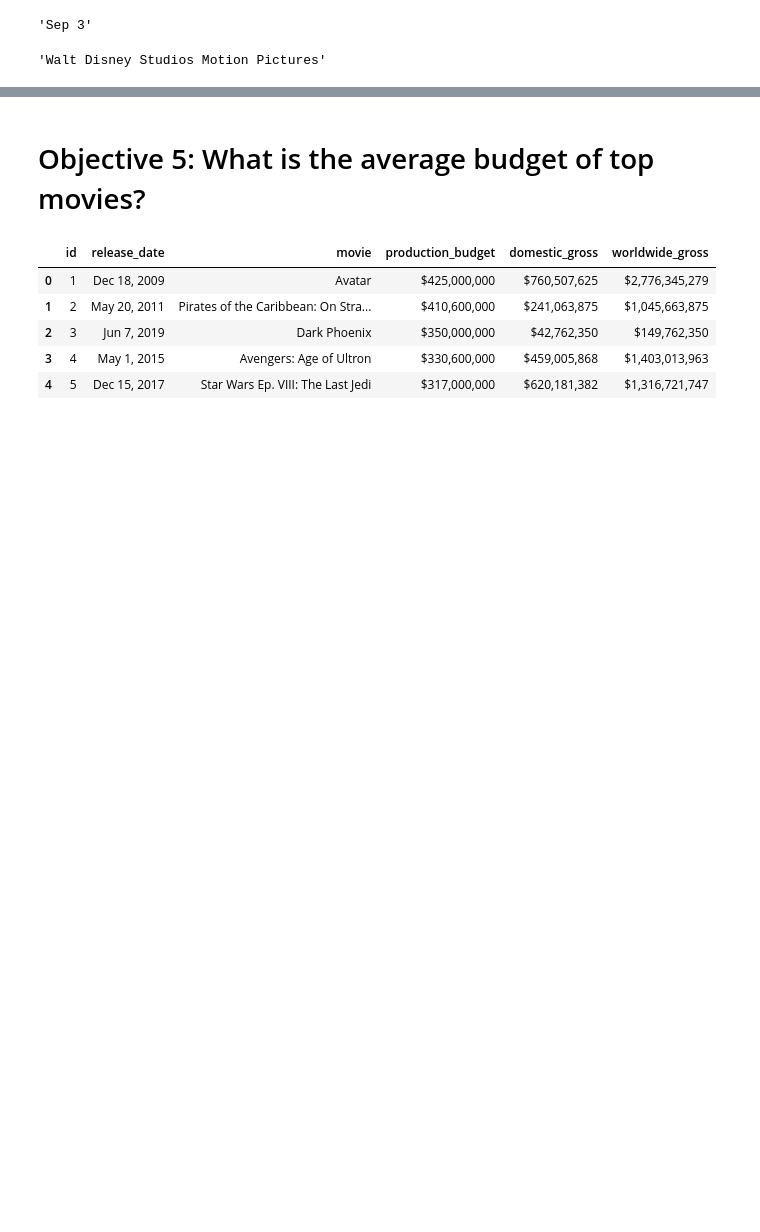
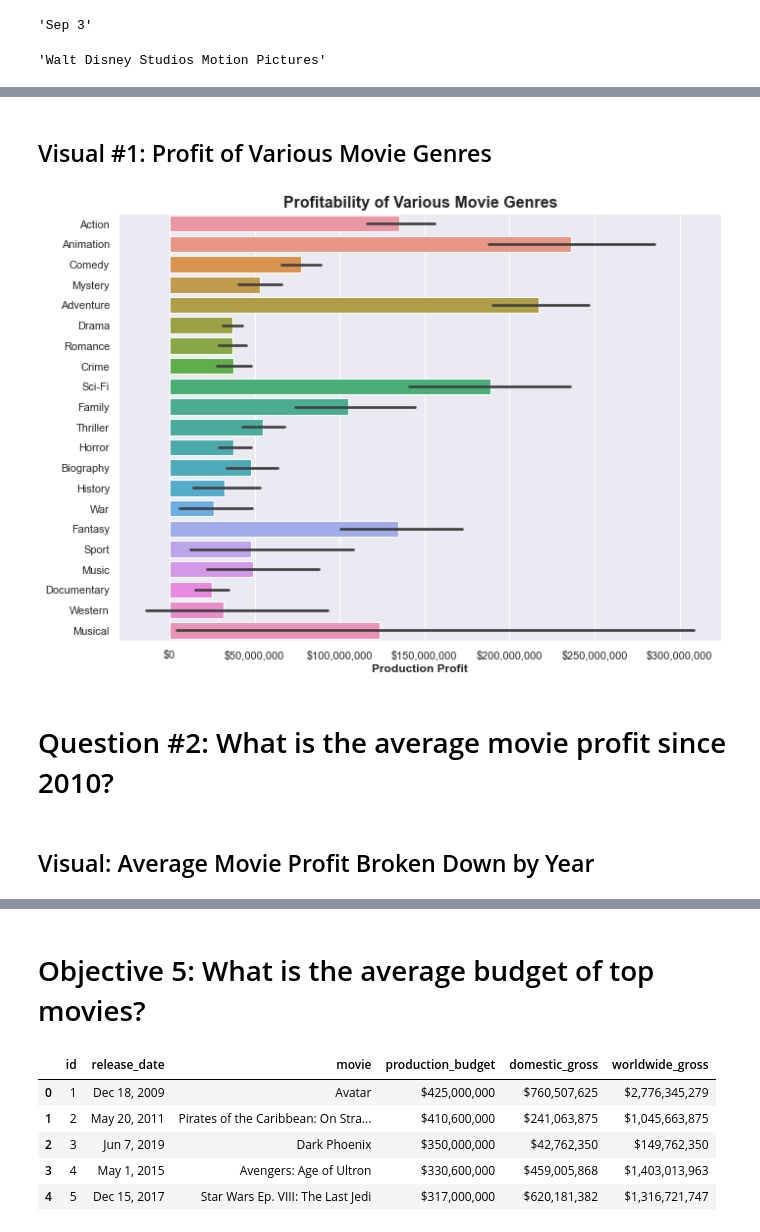
Before and after one commit to kevin-culver/Microsoft_Movie_Analysis, a Jupyter notebook: refined_exploration.ipynb, the cells around one changed output, grey strips where cells are left out. Cells and saved outputs as stored; diff of their text form; code cells hidden in the pictures; blank space fills up the shorter version.

```diff
--- a/refined_exploration.ipynb
+++ b/refined_exploration.ipynb
@@ -148 +147,13 @@ movies_df.shape
+# %%
+#the start_year column is misleading. It does not always represent the actual
+#release date (e.g., Action Jackson came out in 1988, but start date is 2014)
+
+#One solution is to convert the release date to datetime in a new column
+movies_df['date_released'] = pd.to_datetime(movies_df['release_date'])
+
+#Another solution create a column with only the year and overwrite start_year
+movies_df['start_year'] = movies_df['release_date'].map(lambda x: x[-4:])
+
+#The last step is to convert the column into an int64 dtype
+movies_df['start_year'] = pd.to_numeric(movies_df['start_year'])
 # %% [markdown]
@@ -687,0 +342,26 @@ NameError: name 'studio_gross' is not defined
+# %% [markdown]
+## Visual #1: Profit of Various Movie Genres
+# %%
+#plotting horizontal bar graph
+
+ax = sns.barplot(data=genres_df, y='genres_list', x='production_profit')
+
+
+ax.get_figure().set_size_inches((11, 8))
+
+##?? HOW to order by profit rather than genre category??
+ax.set_xlabel('Production Profit', fontsize=12, fontweight='bold')
+ax.xaxis.set_major_formatter("${x:,.0f}")
+
+##?? HOW to rotate xlabels?
+
+ax.set_ylabel(ylabel=None)
+
+ax.set_title('Profitability of Various Movie Genres', fontsize=16, fontweight='bold');
+##link_to_data_vis = https://github.com/flatiron-school/ds-flex-fundamentals-of-data-visualization-2021
+# %% [output]
+[figure, added]
+# %% [markdown]
+# Question #2:  What is the average movie profit since 2010?
+# %% [markdown]
+## Visual: Average Movie Profit Broken Down by Year
```
Also changed, not shown: parts of 78 cells of this notebook.
